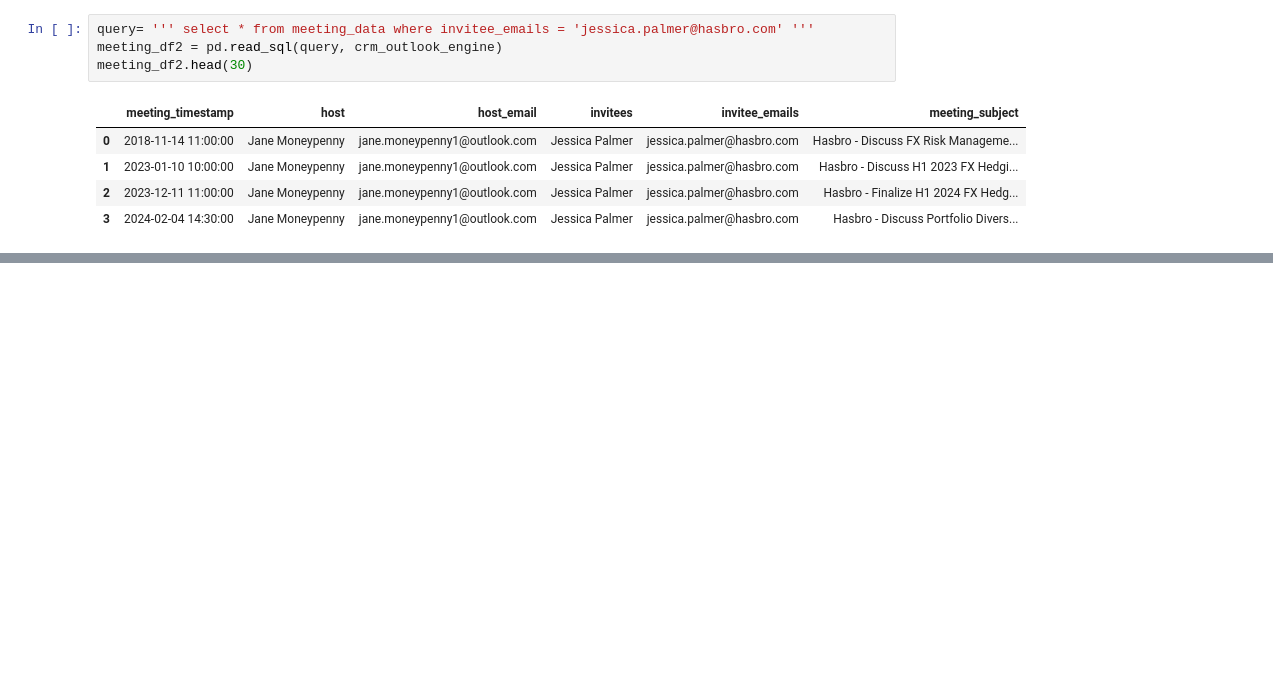
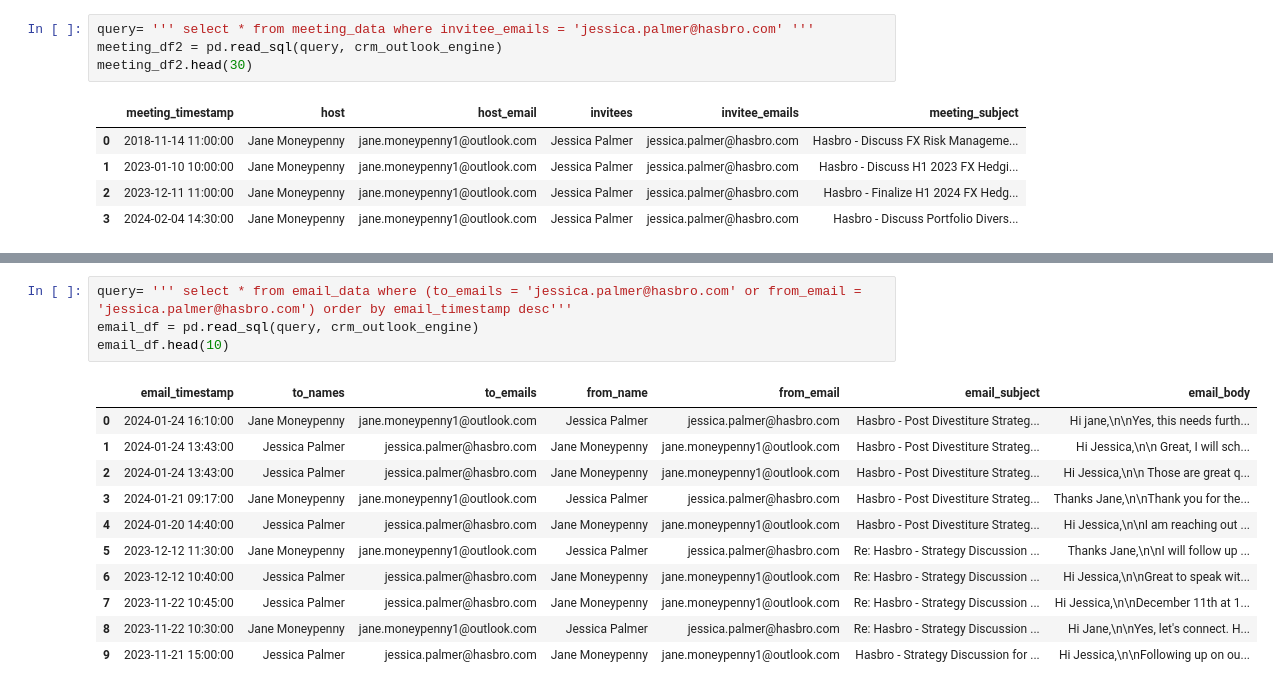
Before and after one commit to ConvoAI-Capstone-SpSu2025/currensee, a Jupyter notebook: notebooks/data_loading/append_more_emails.ipynb, the cells around one changed output, grey strips where cells are left out. Saved outputs shown, nothing was run; the diff lists cells and outputs as text; blank space fills up the shorter version.

```diff
--- a/notebooks/data_loading/append_more_emails.ipynb
+++ b/notebooks/data_loading/append_more_emails.ipynb
@@ -228,0 +241,16 @@ meeting_df2.head(30)
+# %%
+query= ''' select * from email_data where (to_emails = 'jessica.palmer@hasbro.com' or from_email = 'jessica.palmer@hasbro.com') order by email_timestamp desc'''
+email_df = pd.read_sql(query, crm_outlook_engine)
+email_df.head(10)
+# %% [output]
+|  | email_timestamp | to_names | to_emails | from_name | from_email | email_subject | email_body |
+| 0 | 2024-01-24 16:10:00 | Jane Moneypenny | jane.moneypenny1@outlook.com | Jessica Palmer | jessica.palmer@hasbro.com | Hasbro - Post Divestiture Strateg... | Hi jane,\n\nYes, this needs furth... |
+| 1 | 2024-01-24 13:43:00 | Jessica Palmer | jessica.palmer@hasbro.com | Jane Moneypenny | jane.moneypenny1@outlook.com | Hasbro - Post Divestiture Strateg... | Hi Jessica,\n\n Great, I will sch... |
+| 2 | 2024-01-24 13:43:00 | Jessica Palmer | jessica.palmer@hasbro.com | Jane Moneypenny | jane.moneypenny1@outlook.com | Hasbro - Post Divestiture Strateg... | Hi Jessica,\n\n Those are great q... |
+| 3 | 2024-01-21 09:17:00 | Jane Moneypenny | jane.moneypenny1@outlook.com | Jessica Palmer | jessica.palmer@hasbro.com | Hasbro - Post Divestiture Strateg... | Thanks Jane,\n\nThank you for the... |
+| 4 | 2024-01-20 14:40:00 | Jessica Palmer | jessica.palmer@hasbro.com | Jane Moneypenny | jane.moneypenny1@outlook.com | Hasbro - Post Divestiture Strateg... | Hi Jessica,\n\nI am reaching out ... |
+| 5 | 2023-12-12 11:30:00 | Jane Moneypenny | jane.moneypenny1@outlook.com | Jessica Palmer | jessica.palmer@hasbro.com | Re: Hasbro - Strategy Discussion ... | Thanks Jane,\n\nI will follow up ... |
+| 6 | 2023-12-12 10:40:00 | Jessica Palmer | jessica.palmer@hasbro.com | Jane Moneypenny | jane.moneypenny1@outlook.com | Re: Hasbro - Strategy Discussion ... | Hi Jessica,\n\nGreat to speak wit... |
+| 7 | 2023-11-22 10:45:00 | Jessica Palmer | jessica.palmer@hasbro.com | Jane Moneypenny | jane.moneypenny1@outlook.com | Re: Hasbro - Strategy Discussion ... | Hi Jessica,\n\nDecember 11th at 1... |
+| 8 | 2023-11-22 10:30:00 | Jane Moneypenny | jane.moneypenny1@outlook.com | Jessica Palmer | jessica.palmer@hasbro.com | Re: Hasbro - Strategy Discussion ... | Hi Jane,\n\nYes, let's connect. H... |
+| 9 | 2023-11-21 15:00:00 | Jessica Palmer | jessica.palmer@hasbro.com | Jane Moneypenny | jane.moneypenny1@outlook.com | Hasbro - Strategy Discussion for ... | Hi Jessica,\n\nFollowing up on ou... |
```
Also changed, not shown: parts of 3 cells of this notebook.
